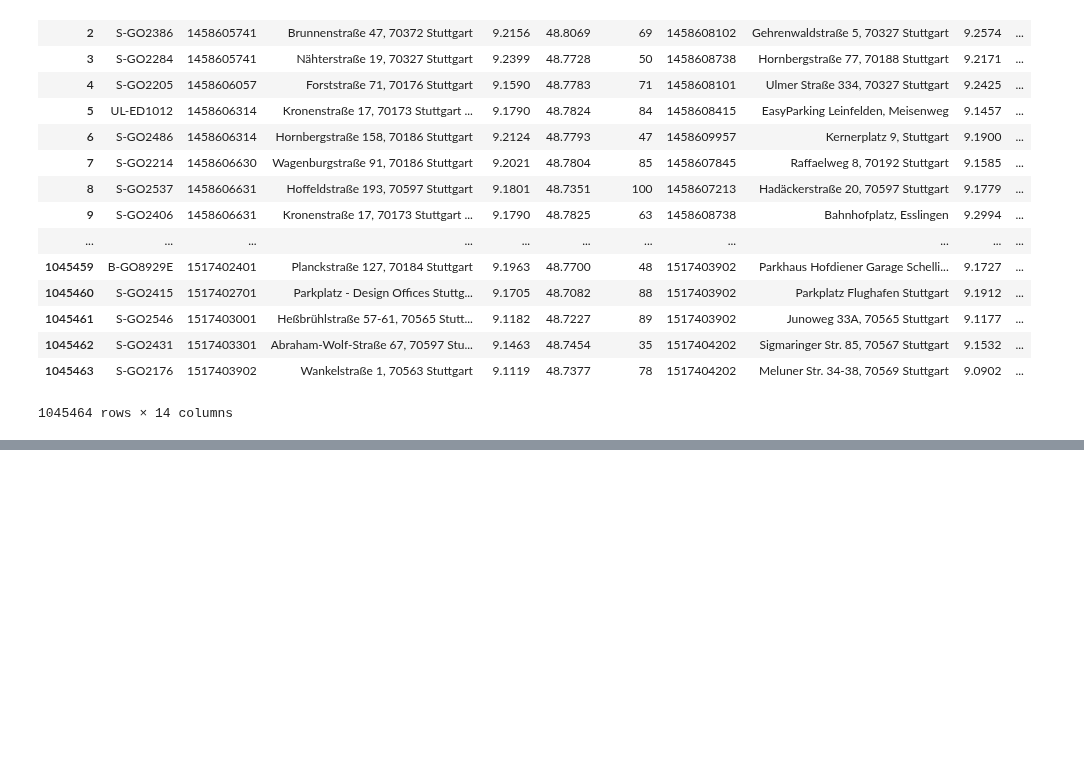
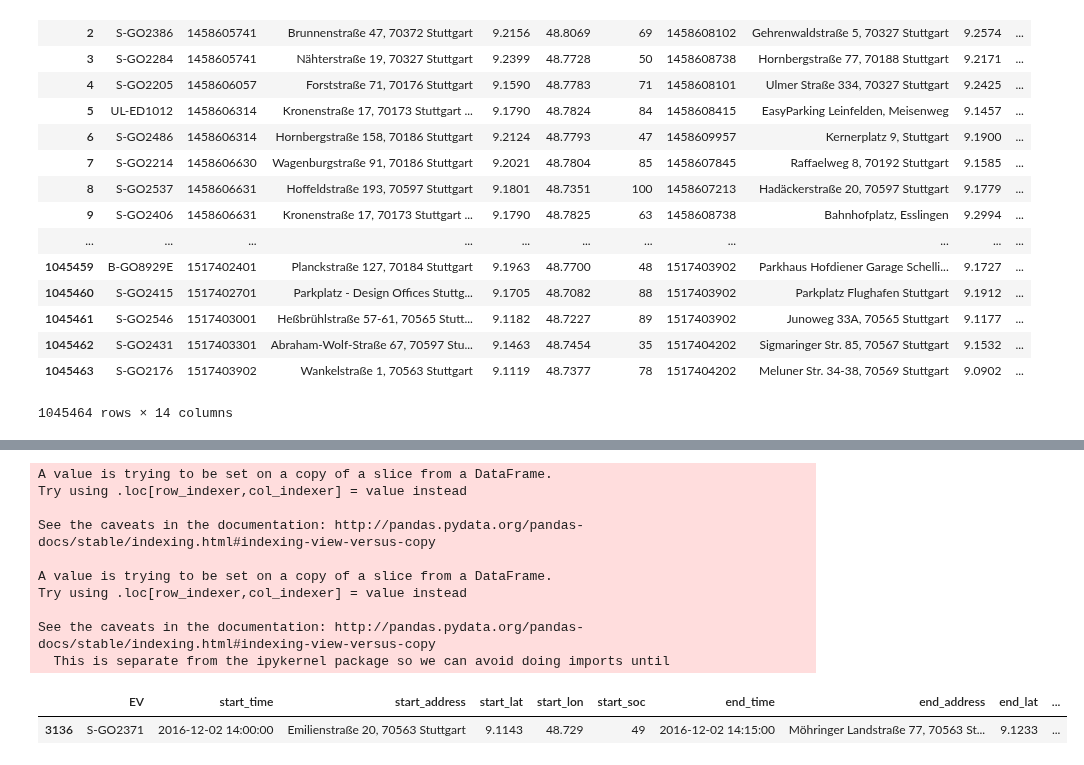
Before and after one commit to indyfree/FleetSim, a Jupyter notebook: notebooks/00-Playground.ipynb, the cells around one changed output, grey strips where cells are left out. Saved outputs shown, nothing was run; the diff lists cells and outputs as text; code cells hidden in the pictures; blank space fills up the shorter version.

```diff
--- a/notebooks/00-Playground.ipynb
+++ b/notebooks/00-Playground.ipynb
@@ -141,0 +166,25 @@ stations[stations["coordinates_lat"] == 9.1478]
+# %%
+trips_error = trips[trips["EV"] == 'S-GO2371']
+trips_error["n_EV"] = trips_error["EV"].shift(-1)
+trips_error["n_soc"] = trips_error["start_soc"].shift(-1)
+
+trips_error
+errors = trips_error[
+#    (trips_error["EV"] == trips_error["n_EV"]) # Same EV
+    (trips_error["n_soc"] - trips_error["end_soc"] > 5) # Difference in SoC larger than 5
+    & (trips_error["end_charging"] == 0) # Was not determined as charging last trip
+]
+errors
+# %% [output]
+A value is trying to be set on a copy of a slice from a DataFrame.
+Try using .loc[row_indexer,col_indexer] = value instead
+
+See the caveats in the documentation: http://pandas.pydata.org/pandas-docs/stable/indexing.html#indexing-view-versus-copy
+
+A value is trying to be set on a copy of a slice from a DataFrame.
+Try using .loc[row_indexer,col_indexer] = value instead
+
+See the caveats in the documentation: http://pandas.pydata.org/pandas-docs/stable/indexing.html#indexing-view-versus-copy
+  This is separate from the ipykernel package so we can avoid doing imports until
+|  | EV | start_time | start_address | start_lat | start_lon | start_soc | end_time | end_address | end_lat | ... |
+| 3136 | S-GO2371 | 2016-12-02 14:00:00 | Emilienstraße 20, 70563 Stuttgart | 9.1143 | 48.729 | 49 | 2016-12-02 14:15:00 | Möhringer Landstraße 77, 70563 St... | 9.1233 | ... |
```
Also changed, not shown: parts of 13 cells of this notebook, 1 other file.
